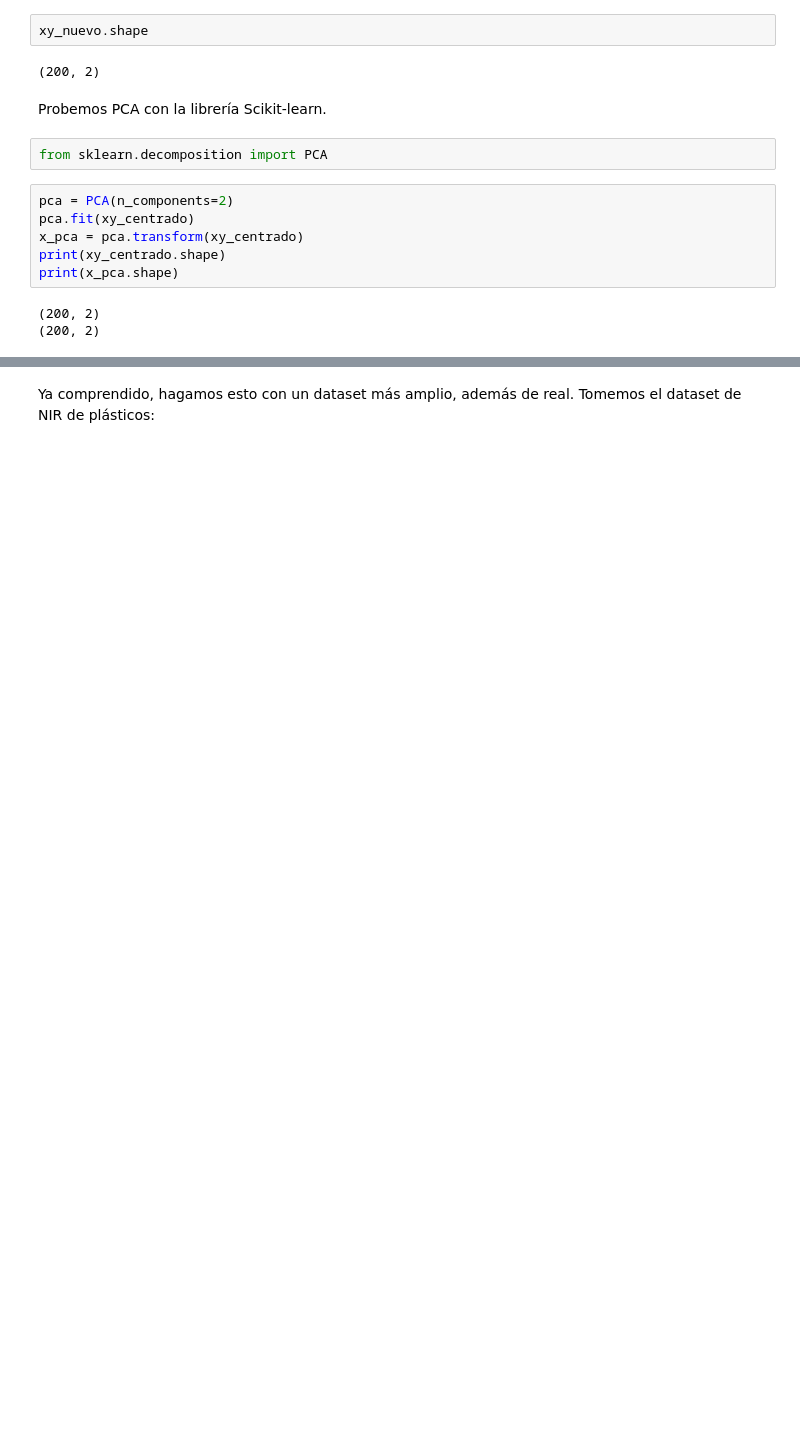
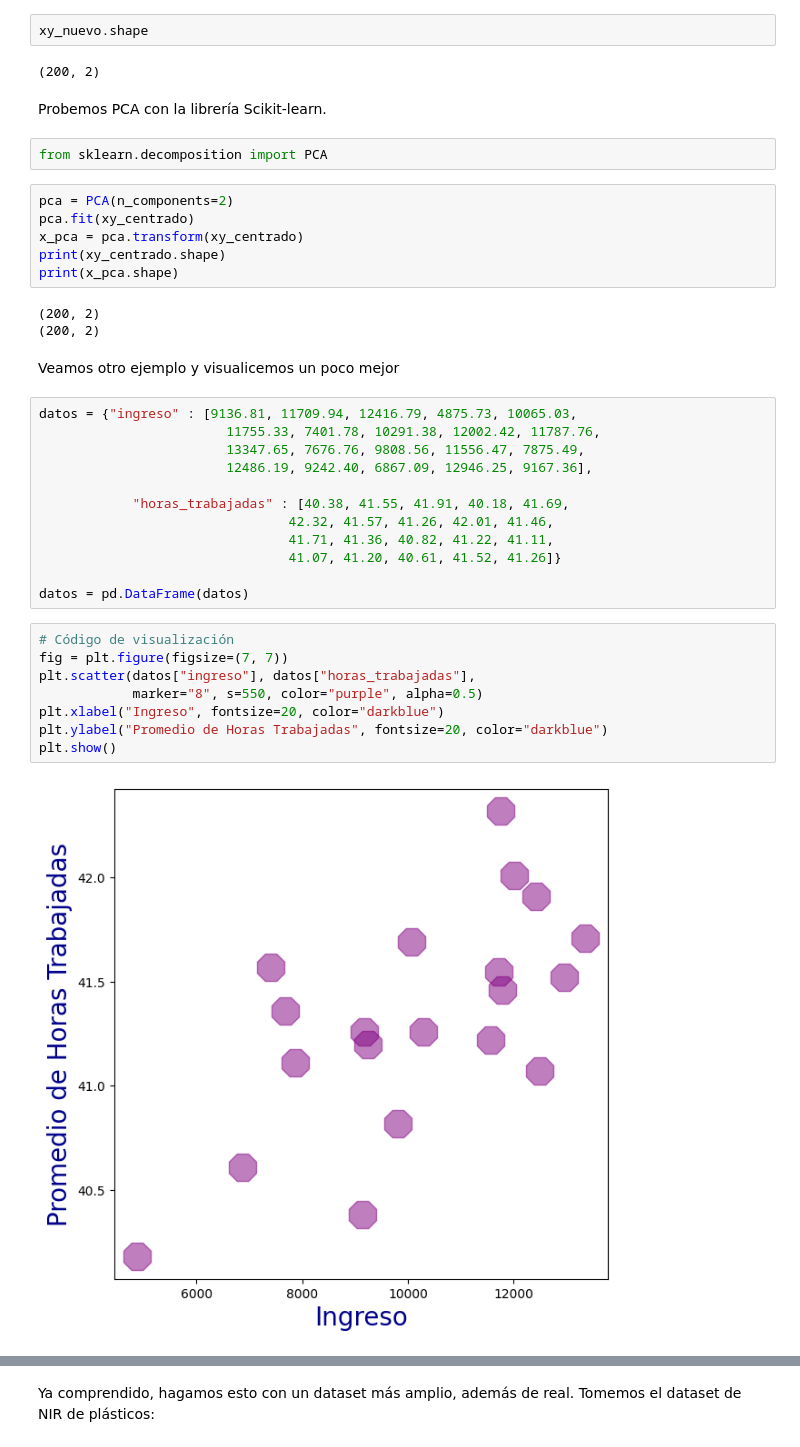
Before and after one commit to robertbarac/MatematicasParaRedesNeuronalesYQuimiometriaEnPythonDesdeCero, a Jupyter notebook: pca.ipynb, the cells around one changed output, grey strips where cells are left out. Drawn from its saved outputs; the diff is of its cells as text; blank space fills up the shorter version.

```diff
--- a/pca.ipynb
+++ b/pca.ipynb
@@ -205,3 +206,27 @@ print(x_pca.shape)
 # %% [output]
 (200, 2)
 (200, 2)
+# %% [markdown]
+Veamos otro ejemplo y visualicemos un poco mejor
+# %%
+datos = {"ingreso" : [9136.81, 11709.94, 12416.79, 4875.73, 10065.03,
+                        11755.33, 7401.78, 10291.38, 12002.42, 11787.76,
+                        13347.65, 7676.76, 9808.56, 11556.47, 7875.49,
+                        12486.19, 9242.40, 6867.09, 12946.25, 9167.36],
+
+            "horas_trabajadas" : [40.38, 41.55, 41.91, 40.18, 41.69,
+                                42.32, 41.57, 41.26, 42.01, 41.46,
+                                41.71, 41.36, 40.82, 41.22, 41.11,
+                                41.07, 41.20, 40.61, 41.52, 41.26]}
+
+datos = pd.DataFrame(datos)
+# %%
+# Código de visualización
+fig = plt.figure(figsize=(7, 7))
+plt.scatter(datos["ingreso"], datos["horas_trabajadas"],
+            marker="8", s=550, color="purple", alpha=0.5)
+plt.xlabel("Ingreso", fontsize=20, color="darkblue")
+plt.ylabel("Promedio de Horas Trabajadas", fontsize=20, color="darkblue")
+plt.show()
+# %% [output]
+[figure, added]
```
Also changed, not shown: parts of 24 cells of this notebook, 2 other files.
